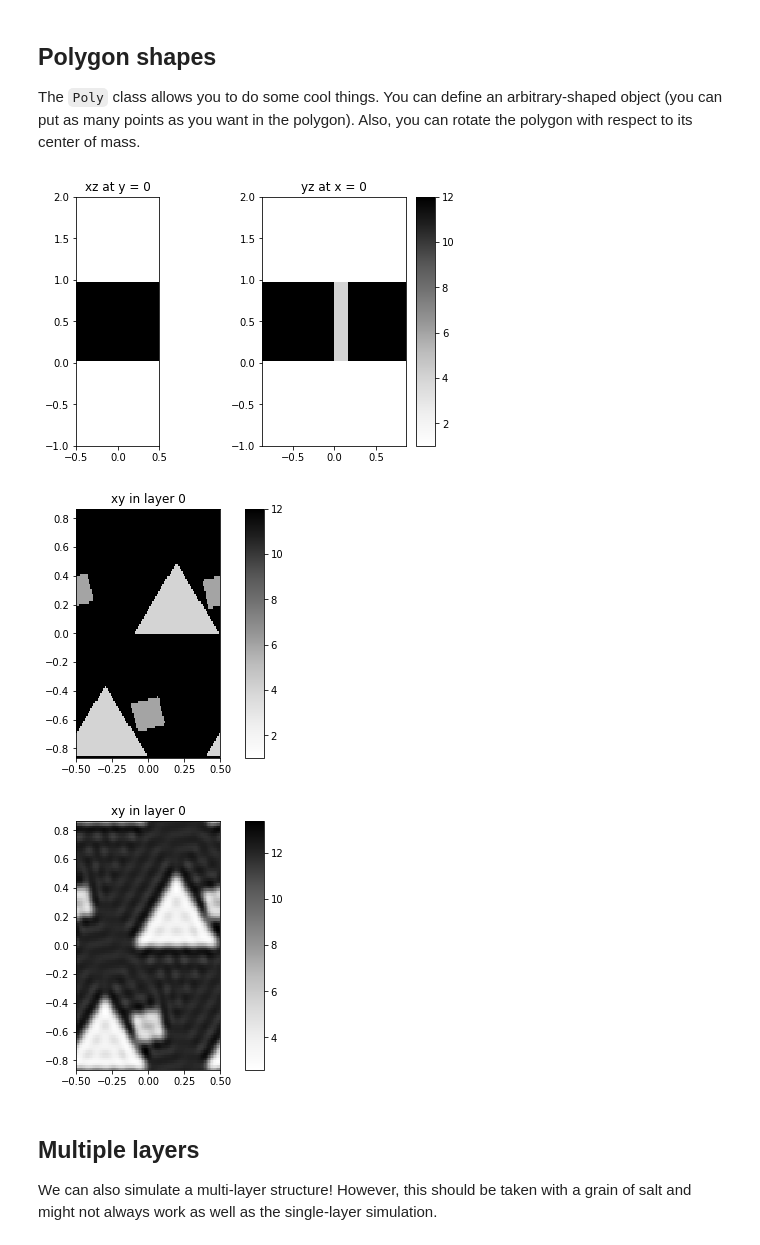
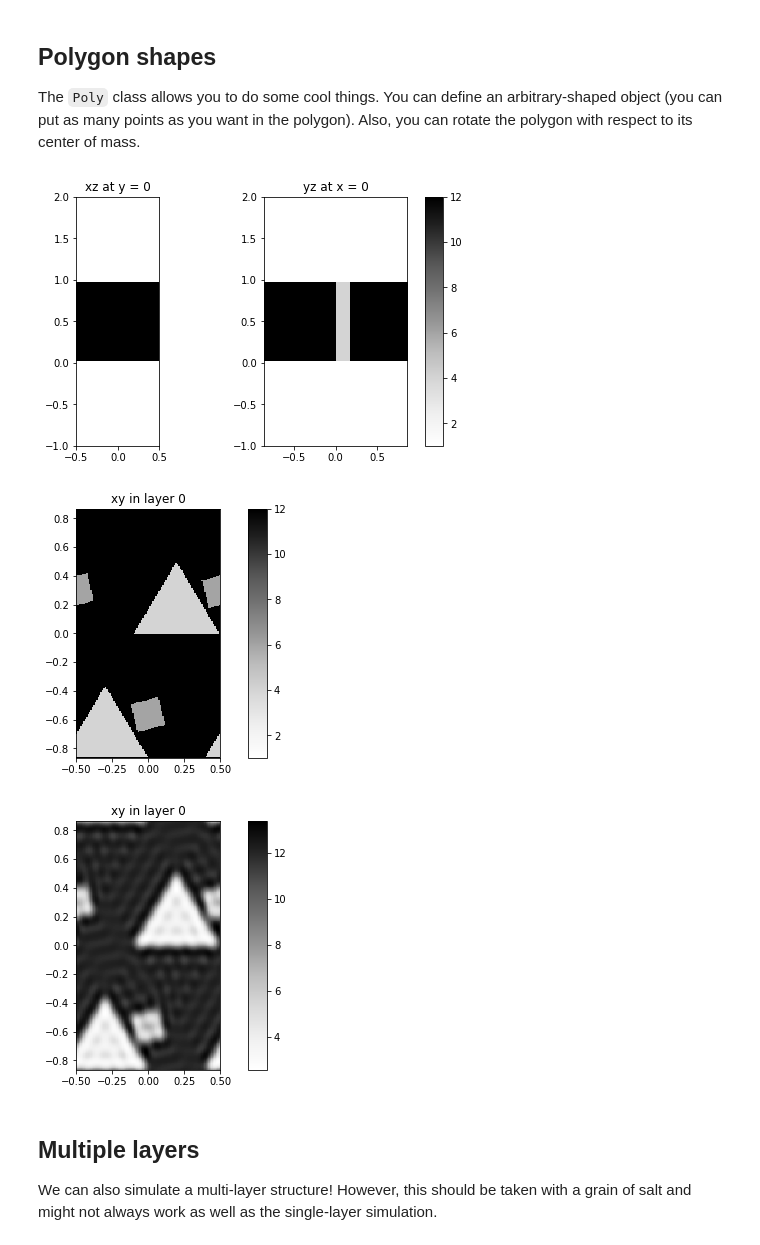
Before and after one commit to fancompute/legume, a Jupyter notebook: Notebooks/Demo_shapes_layers.ipynb, the cells around one changed output. Drawn from its saved outputs; the diff is of its cells as text; code cells hidden in the pictures.

```diff
--- a/Notebooks/Demo_shapes_layers.ipynb
+++ b/Notebooks/Demo_shapes_layers.ipynb
@@ -52,27 +52,27 @@ The `Poly` class allows you to do some cool things. You can define an arbitrary-
 # %%
 # Initialize the PhC with a single Layer
 phc = PhotCryst(lattice)
 phc.add_layer(d=1, eps_b=12)
 square = Square(eps=6, x_cent=0.5, y_cent=0.3, a=0.2)
 
 # The Square class is already a subclass of Poly, so it can be rotated
 square.rotate(angle=np.pi/12)
 phc.add_shape(square)
 
 # We can also add an arbitrary polygon, e.g. a triangle
 triangle = Poly(x_edges=[-0.1, 0.5, 0.2], y_edges=[0, 0, 0.5], eps=4)
 phc.add_shape(triangle)
 
 # Plot the real-space overview
-phc.plot_overview()
+phc.plot_overview(Ny=300)
 
 # And the overview based on inverse fourier transform
 gme = GuidedModeExp(phc, gmax=5)
-gme.plot_overview_ft()
+gme.plot_overview_ft(Ny=300)
 # %% [output]
-[figure, old version]
+[figure, new version]
-[figure, old version]
+[figure, new version]
-[figure, old version]
+[figure, new version]
 # %% [markdown]
 ## Multiple layers
 
```
Also changed, not shown: parts of 8 cells of this notebook, 3 other files.
